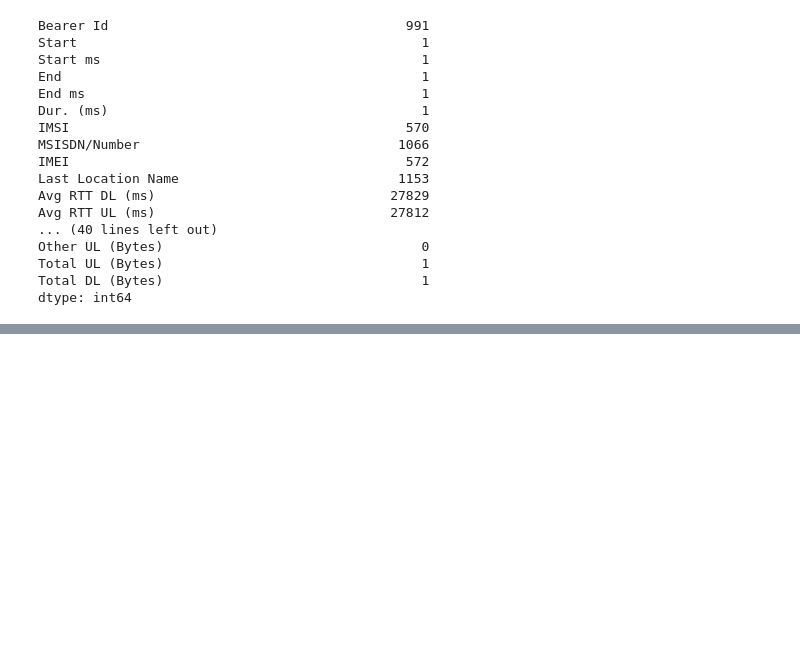
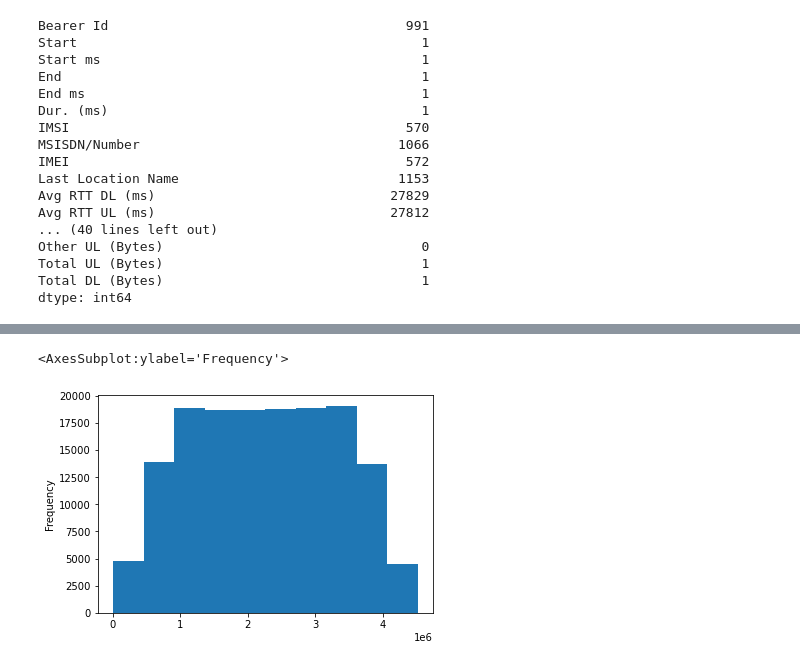
Before and after one commit to abreham-g/Telecom-Data-Analysis, a Jupyter notebook: notebook/task1-2.ipynb, the cells around one changed output, grey strips where cells are left out. Saved outputs shown, nothing was run; the diff lists cells and outputs as text; code cells hidden in the pictures; blank space fills up the shorter version.

```diff
--- a/notebook/task1-2.ipynb
+++ b/notebook/task1-2.ipynb
@@ -97,0 +184,5 @@ df_clean = db.drop(['weight', 'payer_code', 'medical_specialty', 'max_glu_serum'
+# %%
+relevantDataFrame['email'].plot.hist()
+# %% [output]
+<AxesSubplot:ylabel='Frequency'>
+[figure, added]
```
Also changed, not shown: parts of 25 cells of this notebook.
